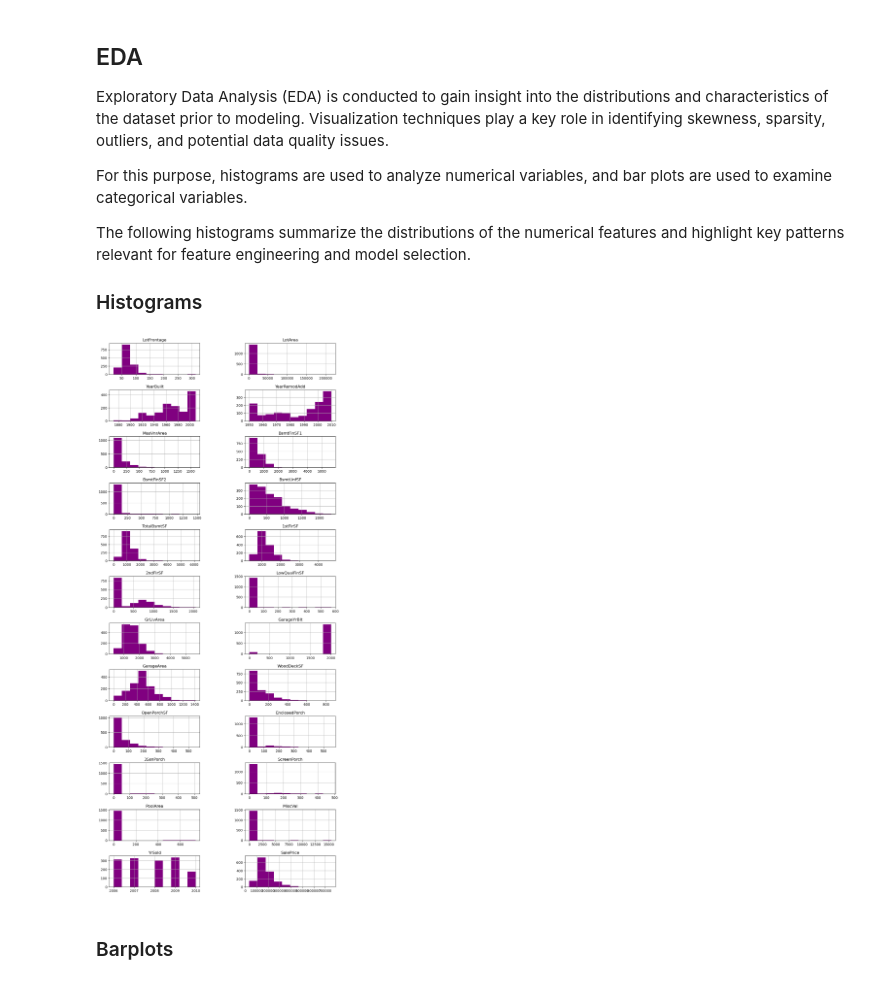
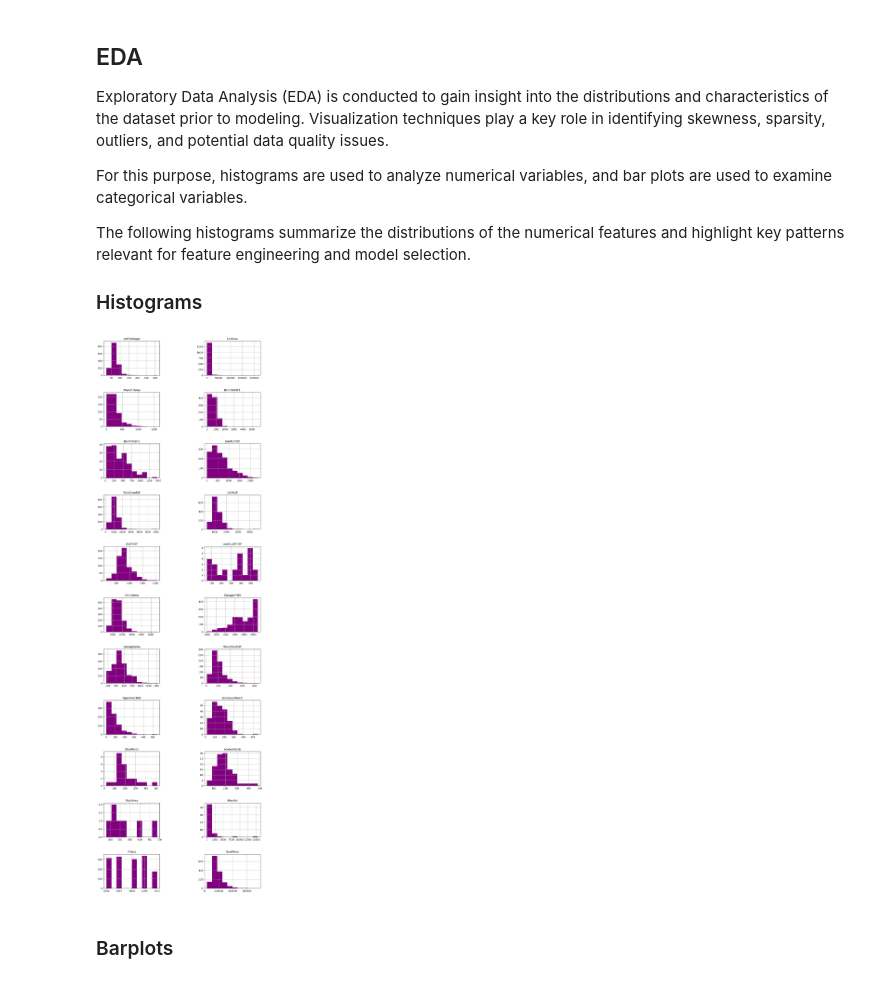
Before and after one commit to lmacakova/prices, a Jupyter notebook: house_prices.ipynb, the cells around one changed output. Cells and saved outputs as stored; diff of their text form; code cells hidden in the pictures.

```diff
--- a/house_prices.ipynb
+++ b/house_prices.ipynb
@@ -197,14 +181,0 @@ eda_ds[int_to_strings] = eda_ds[int_to_strings].astype(str)
-# %%
-# - Features where NA is better treated as "most frequent" (mode)
-mode_fill = ['MSZoning', 'Utilities', 'Functional', 'Exterior1st', 'Exterior2nd',
-             'SaleType', 'KitchenQual', 'Electrical','PoolQC', 'MiscFeature',
-             'Alley', 'Fence', 'FireplaceQu', 'GarageFinish', 'GarageQual',
-             'GarageType', 'GarageCond', 'BsmtExposure', 'BsmtCond',
-             'BsmtQual', 'BsmtFinType2', 'BsmtFinType1' ]
-for col in mode_fill:
-    if col in eda_ds.columns:
-        eda_ds[col] = eda_ds[col].fillna(eda_ds[col].mode(dropna=True)[0])
-
-# - Masonry veneer type: "None" when missing
-if 'MasVnrType' in eda_ds.columns:
-    eda_ds['MasVnrType'] = eda_ds['MasVnrType'].fillna('None')
@@ -239,15 +258,17 @@ For this purpose, histograms are used to analyze numerical variables, and bar pl
 The following histograms summarize the distributions of the numerical features and highlight key patterns relevant for feature engineering and model selection.
 
 ### Histograms
-# %%
-numerical = eda_ds.select_dtypes("int64")
-numerical.hist(
-    bins=10, figsize=(12, 44), color="purple", layout=(18, 2)
-)
-plt.subplots_adjust(hspace=0.5, wspace=0.5)
-plt.show()
-# %% [output]
-[figure, removed]
+# %%
+numerical = eda_ds.select_dtypes("int64")
+
+numerical.apply(lambda col: col[col != 0]).hist(
+    bins=10, figsize=(12, 70), color="purple", layout=(18, 2)
+    )
+
+plt.subplots_adjust(hspace=0.5, wspace=0.8)
+plt.show()
+# %% [output]
+[figure, added]
 # %% [markdown]
 ### Barplots
 # %%
```
Also changed, not shown: parts of 23 cells of this notebook, 1 other file.
